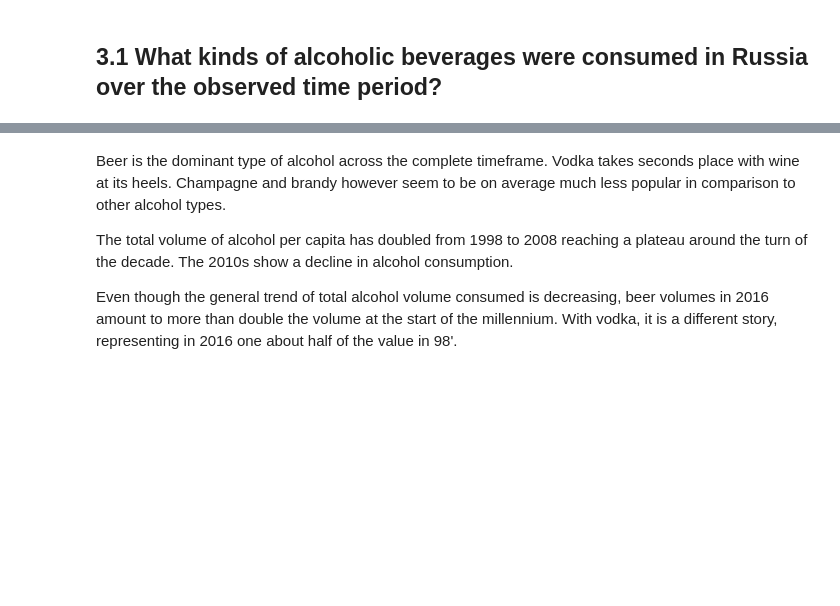
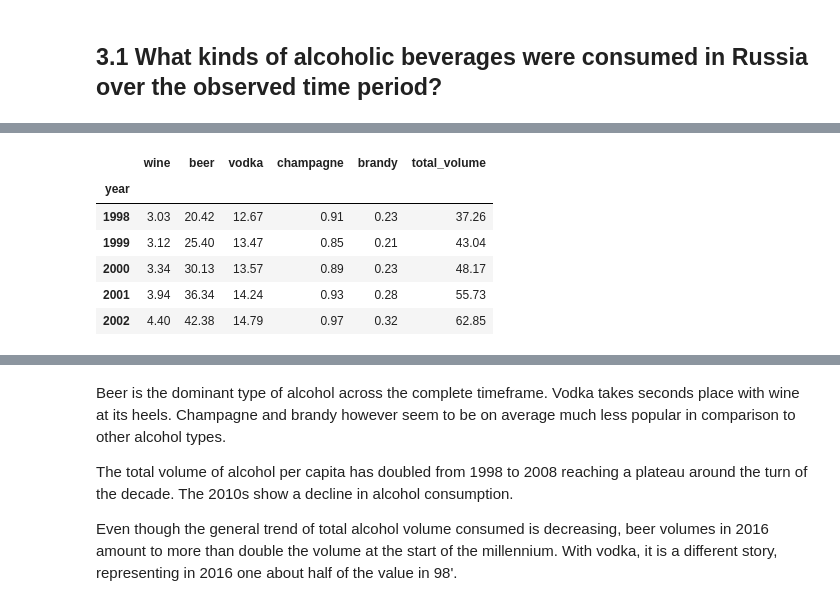
Before and after one commit to michaeltosic/alcohol-in-russia, a Jupyter notebook: russia-alcohol.ipynb, the cells around one changed output, grey strips where cells are left out. Saved outputs shown, nothing was run; the diff lists cells and outputs as text; code cells hidden in the pictures; blank space fills up the shorter version.

```diff
--- a/russia-alcohol.ipynb
+++ b/russia-alcohol.ipynb
@@ -119,0 +113,11 @@ fig.show()
+# %%
+df_data = df.groupby(['year'], as_index=True).mean()
+df_data.head()
+# %% [output]
+|  | wine | beer | vodka | champagne | brandy | total_volume |
+| year |  |  |  |  |  |  |
+| 1998 | 3.03 | 20.42 | 12.67 | 0.91 | 0.23 | 37.26 |
+| 1999 | 3.12 | 25.40 | 13.47 | 0.85 | 0.21 | 43.04 |
+| 2000 | 3.34 | 30.13 | 13.57 | 0.89 | 0.23 | 48.17 |
+| 2001 | 3.94 | 36.34 | 14.24 | 0.93 | 0.28 | 55.73 |
+| 2002 | 4.40 | 42.38 | 14.79 | 0.97 | 0.32 | 62.85 |
```
Also changed, not shown: parts of 18 cells of this notebook.
